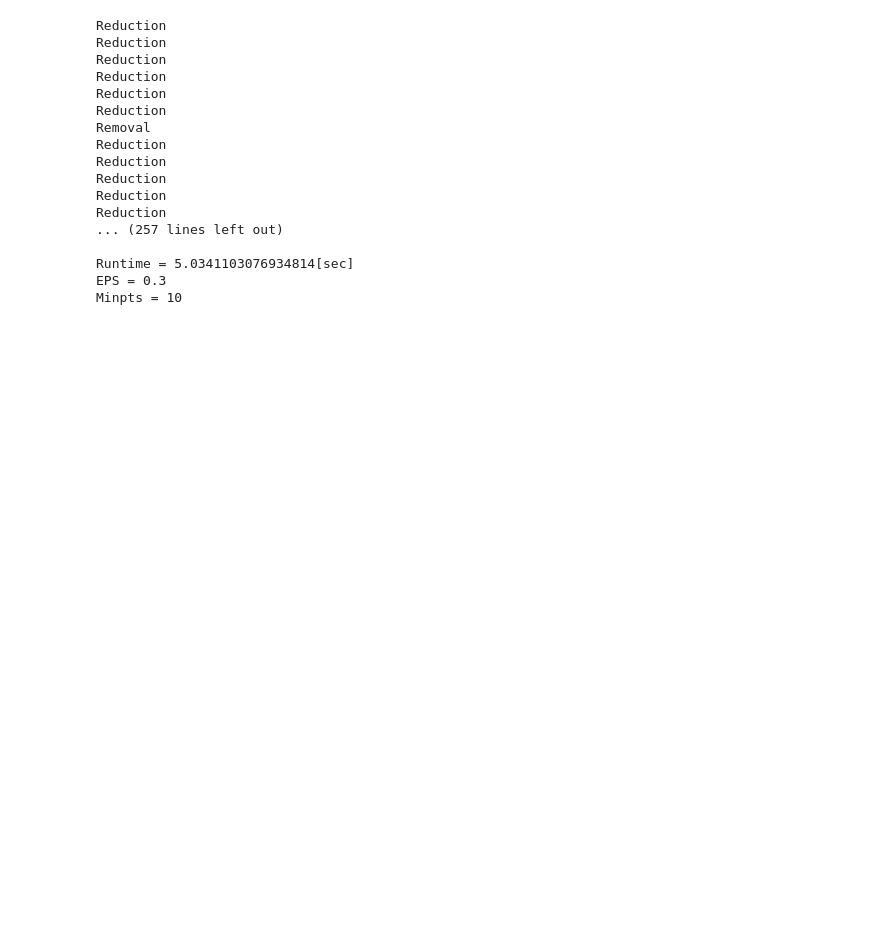
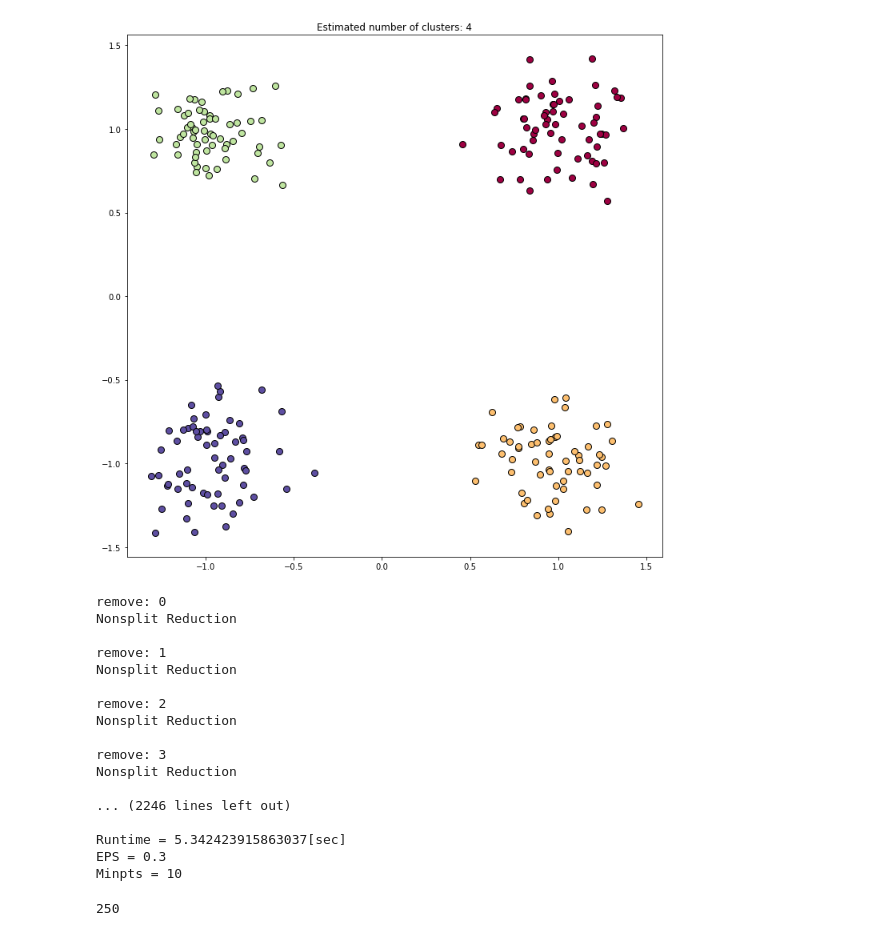
Before and after one commit to tshuhei/incrementalDBSCAN, a Jupyter notebook: cluster_compare_delete.ipynb, the cells around one changed output. Drawn from its saved outputs; the diff is of its cells as text; code cells hidden in the pictures; blank space fills up the shorter version.

```diff
--- a/cluster_compare_delete.ipynb
+++ b/cluster_compare_delete.ipynb
@@ -83,3 +83,33 @@ plt.show()
+# %%
+X_add2 = X_add[3:]
+db = DBSCAN(eps=0.3, min_samples=10).fit(X_add2)
+#core_samples_mask = np.zeros_like(db.labels_, dtype=bool)
+#core_samples_mask[db.core_sample_indices_] = True
+labels2 = db.labels_
+fig = plt.figure(figsize=(12.0, 12.0))
+unique_labels2 = set(labels2)
+colors2 = [plt.cm.Spectral(each) for each in np.linspace(0, 1, len(unique_labels2))]
+for k, col in zip(unique_labels2, colors2):
+    if k == -1:
+        # Black used for noise.
+        col = [0, 0, 0, 1]
+
+    class_member_mask2 = labels2 == k
+
+    xy = X_add2[class_member_mask2]
+    plt.plot(
+        xy[:, 0],
+        xy[:, 1],
+        "o",
+        markerfacecolor=tuple(col),
+        markeredgecolor="k",
+        markersize=8,
+    )
+
+plt.title("Estimated number of clusters: %d" % n_clusters_)
+plt.show()
+# %% [output]
+[figure, added]
 # %%
 #np.random.shuffle(X)
 Xinc = initDataset(X)
@@ -87,10 +117,10 @@ start_time = time.time()
 incDBSCAN = IncrementalDBSCAN(minpts=10,eps=0.3)
 for p in Xinc:
     clu = incDBSCAN.fit(p)
-for i in range(200):
-    #print("remove: {}".format(i))
+for i in range(750):
+    print("remove: {}".format(i))
     incDBSCAN.remove(i)
-    #print()
+    print()
 elapsed_time = time.time() - start_time
 clustersList = incDBSCAN.getClustersList()
 print("Incremental DBSCAN Results")
@@ -102,27 +132,31 @@ print("Runtime = {}[sec]".format(elapsed_time))
 print("EPS = {}".format(0.3))
 print("Minpts = {}".format(10))
 # %% [output]
-Reduction
-Reduction
-Reduction
-Reduction
-Reduction
-Reduction
-Removal
-Reduction
-Reduction
-Reduction
-Reduction
-Reduction
-... (257 lines left out)
+remove: 0
+Nonsplit Reduction
 
-Runtime = 5.0341103076934814[sec]
+remove: 1
+Nonsplit Reduction
+
+remove: 2
+Nonsplit Reduction
+
+remove: 3
+Nonsplit Reduction
+
+... (2246 lines left out)
+
+Runtime = 5.342423915863037[sec]
 EPS = 0.3
 Minpts = 10
 # %%
 inc_labels = np.array(incDBSCAN.getLabels())
 inc_n_clusters_ = len(set(inc_labels)) - (1 if -1 in inc_labels else 0)
 inc_n_noise_ = list(inc_labels).count(-1)
+# %%
+len(inc_labels)
+# %% [output]
+250
 # %%
 fig = plt.figure(figsize=(12.0, 12.0))
 inc_unique_labels = set(inc_labels)
```
Also changed, not shown: parts of 7 cells of this notebook, 1 other file.
